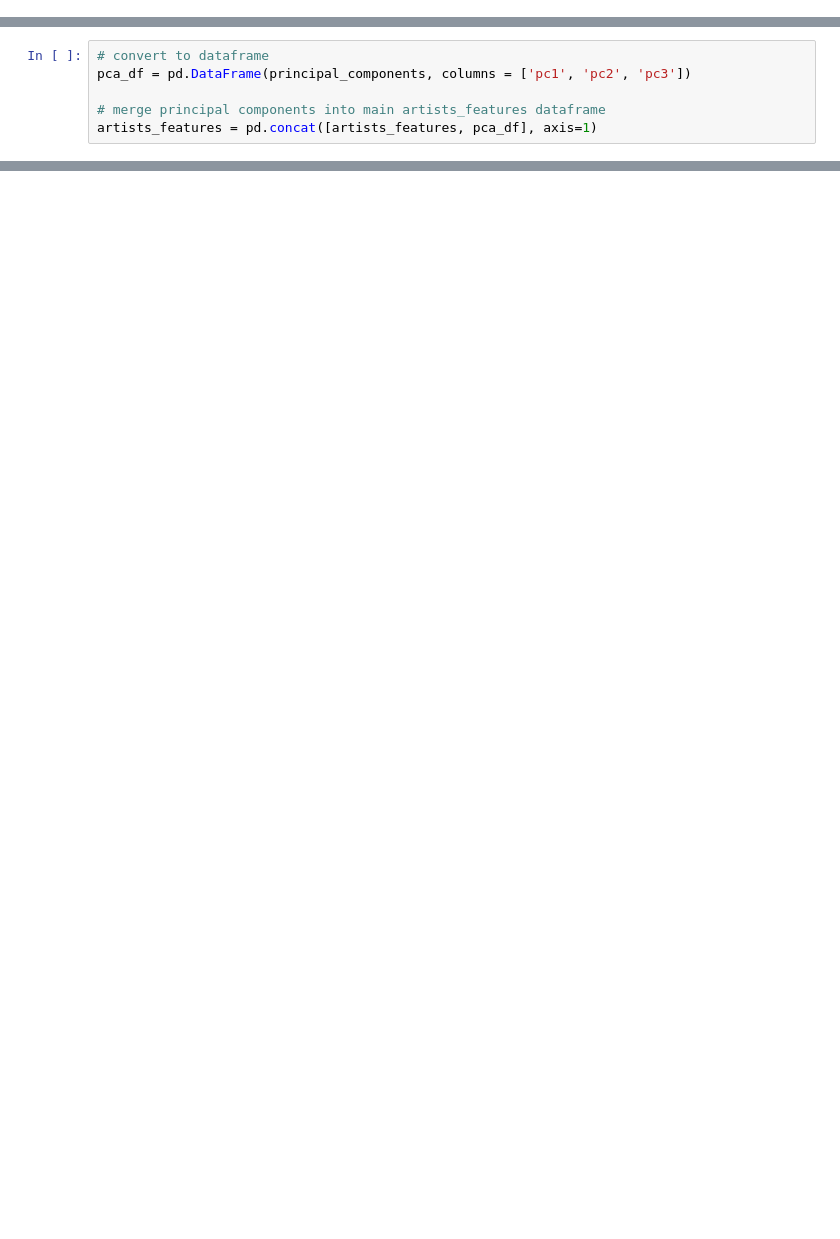
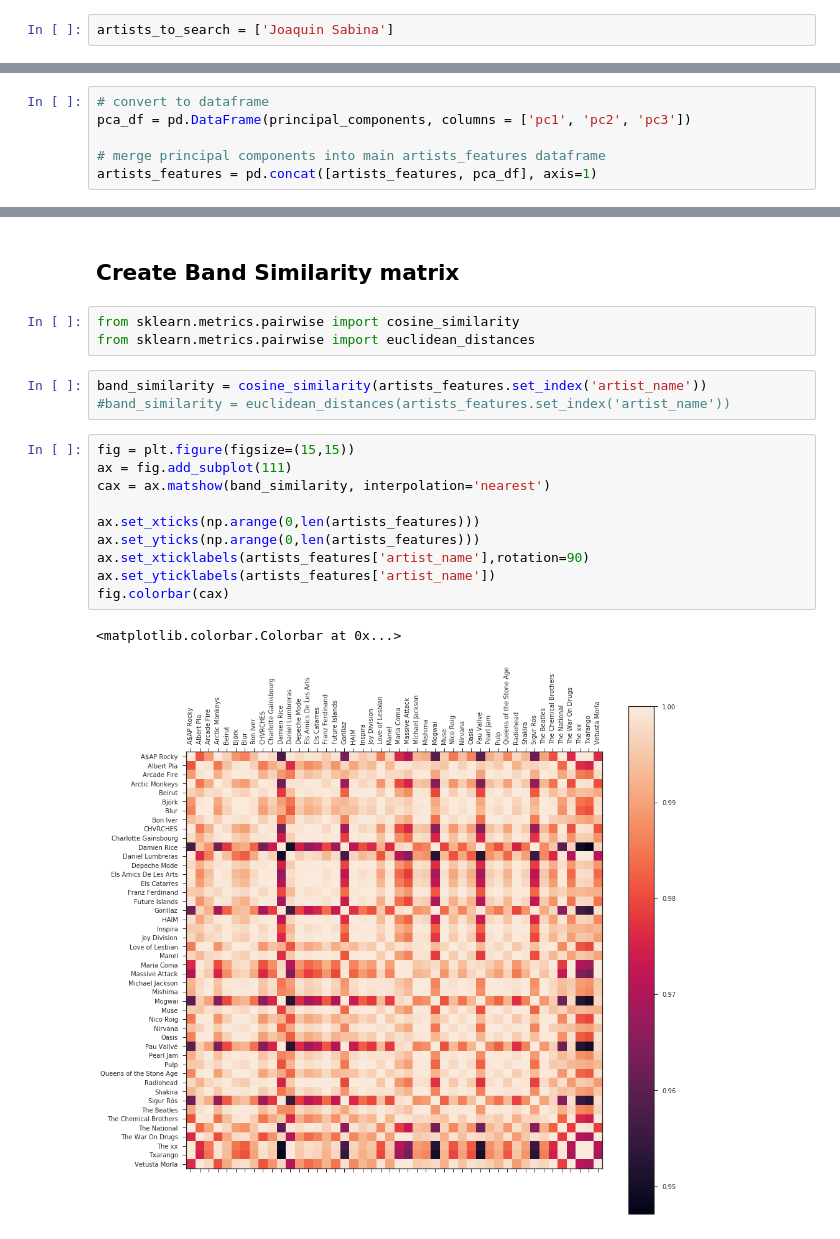
Before and after one commit to eduardbonada/festivals2018, a Jupyter notebook: Explore Audio Features.ipynb, the cells around one changed output, grey strips where cells are left out. Drawn from its saved outputs; the diff is of its cells as text; blank space fills up the shorter version.

```diff
--- a/Explore Audio Features.ipynb
+++ b/Explore Audio Features.ipynb
@@ -96,3 +97,5 @@ artists_to_search = ['Joy Division']
+# %%
+artists_to_search = ['Joaquin Sabina']
 # %%
 # get audio features of all tracks of all albums of all artists
 for ats in artists_to_search:
@@ -452,0 +477,21 @@ for a in artists_features['artist_name']:
+# %% [markdown]
+## Create Band Similarity matrix
+# %%
+from sklearn.metrics.pairwise import cosine_similarity
+from sklearn.metrics.pairwise import euclidean_distances
+# %%
+band_similarity = cosine_similarity(artists_features.set_index('artist_name'))
+#band_similarity = euclidean_distances(artists_features.set_index('artist_name'))
+# %%
+fig = plt.figure(figsize=(15,15))
+ax = fig.add_subplot(111)
+cax = ax.matshow(band_similarity, interpolation='nearest')
+
+ax.set_xticks(np.arange(0,len(artists_features)))
+ax.set_yticks(np.arange(0,len(artists_features)))
+ax.set_xticklabels(artists_features['artist_name'],rotation=90)
+ax.set_yticklabels(artists_features['artist_name'])
+fig.colorbar(cax)
+# %% [output]
+<matplotlib.colorbar.Colorbar at 0x...>
+[figure, added]
```
Also changed, not shown: parts of 13 cells of this notebook, 3 other files.
